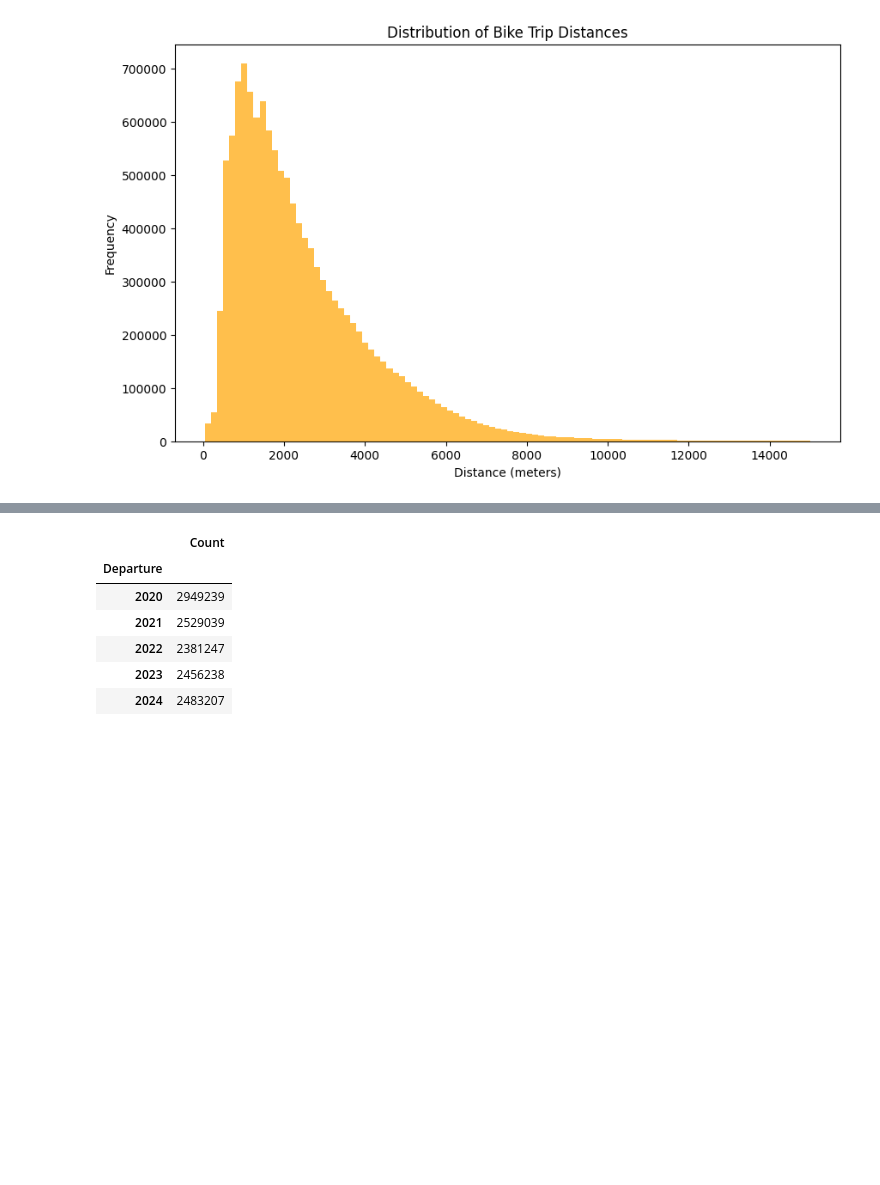
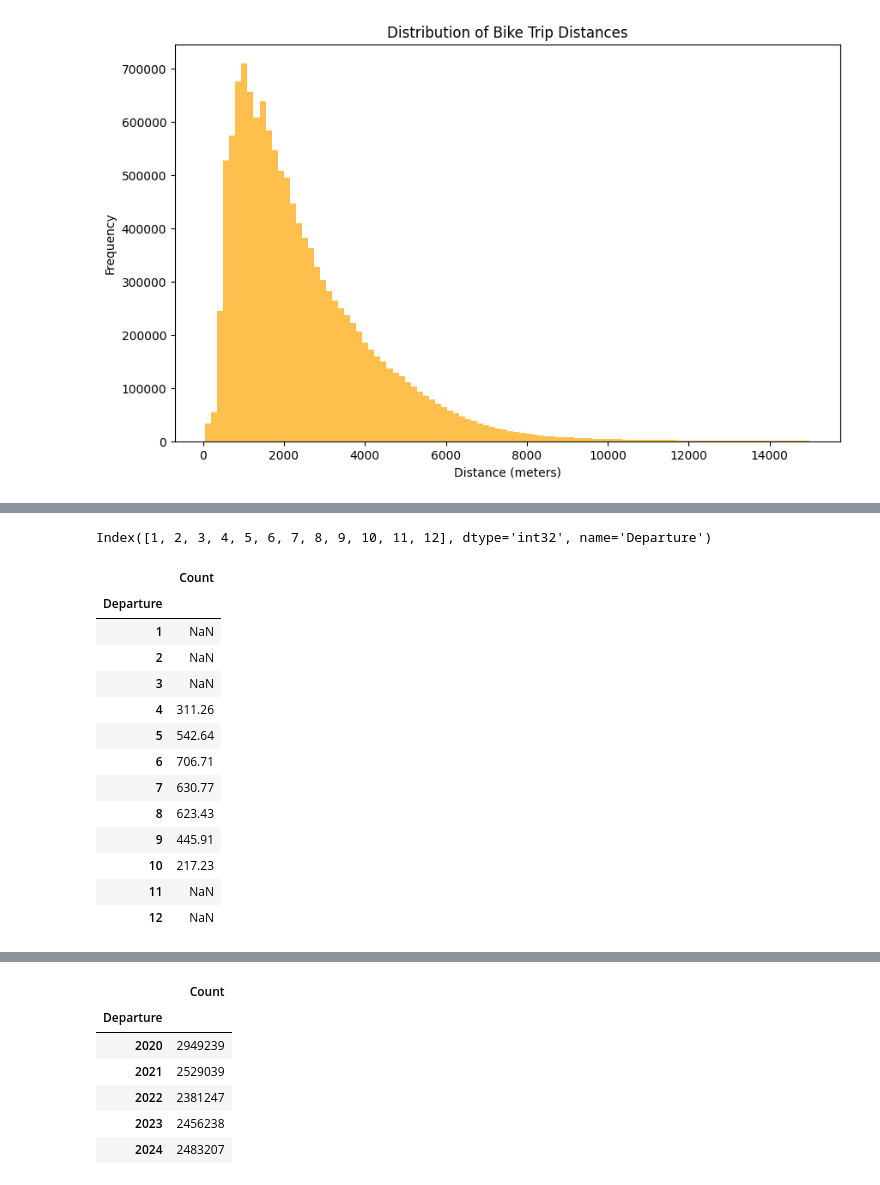
Before and after one commit to kainulj/helsinki-citybike-analysis, a Jupyter notebook: citybike_analysis.ipynb, the cells around one changed output, grey strips where cells are left out. Drawn from its saved outputs; the diff is of its cells as text; code cells hidden in the pictures; blank space fills up the shorter version.

```diff
--- a/citybike_analysis.ipynb
+++ b/citybike_analysis.ipynb
@@ -250 +278,22 @@ dtype: int64
+# %%
+monthly_mean.index
+# %% [output]
+Index([1, 2, 3, 4, 5, 6, 7, 8, 9, 10, 11, 12], dtype='int32', name='Departure')
+# %%
+monthly_mean[monthly_mean > 0]
+# %% [output]
+|  | Count |
+| Departure |  |
+| 1 | NaN |
+| 2 | NaN |
+| 3 | NaN |
+| 4 | 311.26 |
+| 5 | 542.64 |
+| 6 | 706.71 |
+| 7 | 630.77 |
+| 8 | 623.43 |
+| 9 | 445.91 |
+| 10 | 217.23 |
+| 11 | NaN |
+| 12 | NaN |
 # %%
```
Also changed, not shown: parts of 8 cells of this notebook.
